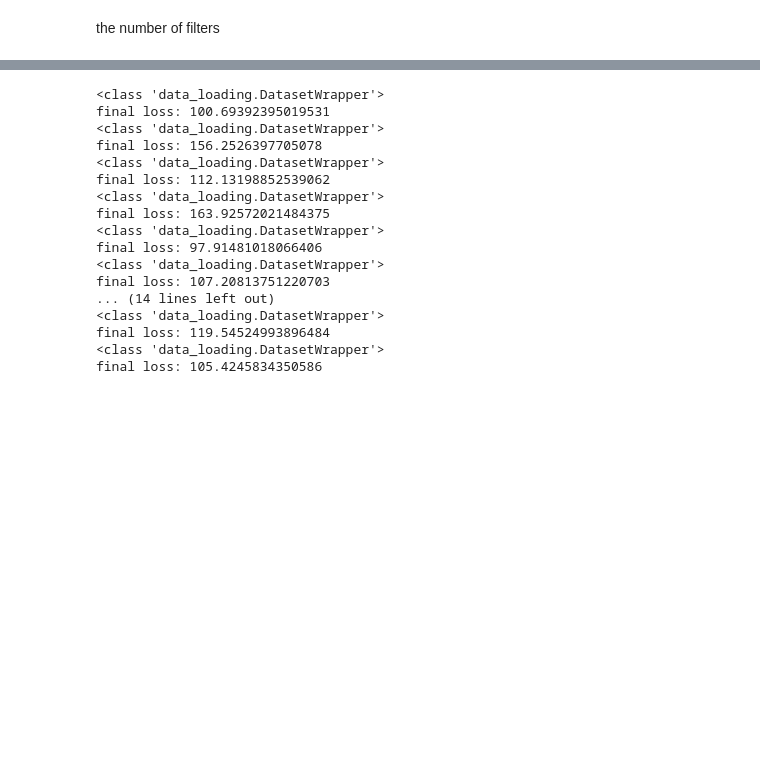
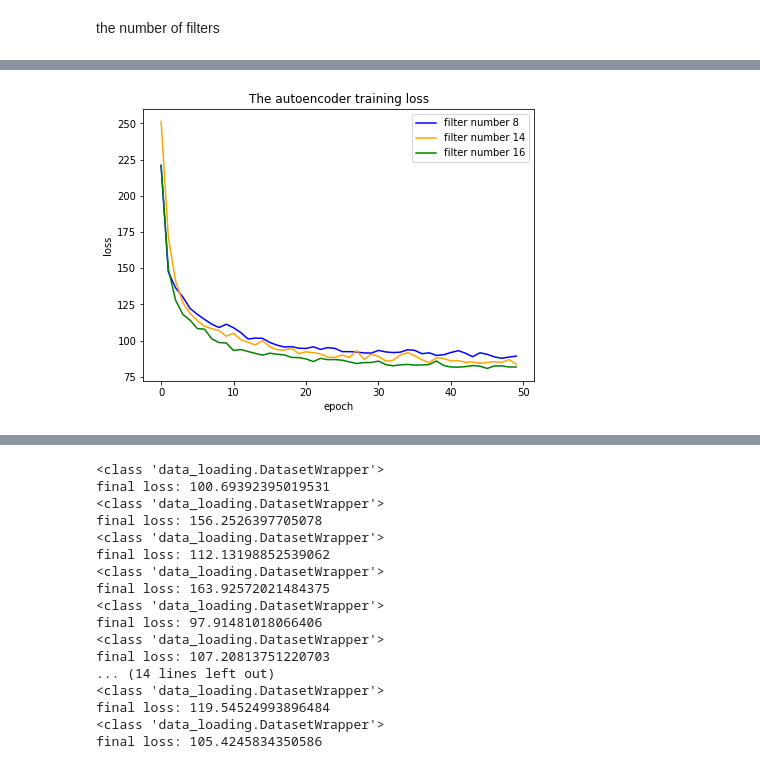
Before and after one commit to JordanFoss/STAT3007_Project, a Jupyter notebook: optimal_denosing_autoencoder.ipynb, the cells around one changed output, grey strips where cells are left out. Drawn from its saved outputs; the diff is of its cells as text; code cells hidden in the pictures; blank space fills up the shorter version.

Commit message:
optimal autoencoder
optimal autoencoder

```diff
--- a/optimal_denosing_autoencoder.ipynb
+++ b/optimal_denosing_autoencoder.ipynb
@@ -246,13 +256,13 @@ the number of filters
 # %%
 #@title Hyper-parameter turning - number of filters
 loss = nn.MSELoss()
-nepoch = 20
+nepoch = 50
 batch_size = 30
-lr = 0.01
+lr = 0.007
 num_of_filter = {}
-num_of_filter['nepoch'] = 20
+num_of_filter['nepoch'] = 50
 num_of_filter['batch_size'] = 30
-num_of_filter['lr'] = 0.01
+num_of_filter['lr'] = 0.007
 
 filter_list = [8,14,16]
 torch.manual_seed(69)
@@ -260,10 +270,25 @@ torch.manual_seed(69)
 train_loss_log = []
 test_loss_log = []
 
-
-AE = Autoencoder(8)
-_, train_losses, test_losses = train_model(denoise_train, AE, loss, nepoch=20,
-                                            lr=0.01, batch_size=30, use_cuda=False,
+# filter number 8
+AE = Autoencoder(8, (4,2), (59,30),(125,62))
+_, train_losses, test_losses = train_model(denoise_train, AE, loss, nepoch=50,
+                                            lr=0.007, batch_size=30, use_cuda=False,
                                             print_output=False, test_data=denoise_test)
 num_of_filter[8] = (train_losses, test_losses)
+
+
+# filter number 14
+AE2 = Autoencoder(14, (4,2), (59,30),(125,62))
+_, train_losses2, test_losses2 = train_model(denoise_train, AE2, loss, nepoch=50,
+                                            lr=0.007, batch_size=30, use_cuda=False,
+                                            print_output=False, test_data=denoise_test)
+num_of_filter[14] = (train_losses2, test_losses2)
+
+# filter number 16
+AE3 = Autoencoder(16, (4,2), (59,30),(125,62))
+_, train_losses3, test_losses3 = train_model(denoise_train, AE3, loss, nepoch=50,
+                                            lr=0.007, batch_size=30, use_cuda=False,
+                                            print_output=False, test_data=denoise_test)
+num_of_filter[16] = (train_losses3, test_losses3)
 # %% [output]
@@ -272,0 +298,12 @@ KeyboardInterrupt: ignored
+# %%
+plt.figure(figsize=(7,5))
+plt.plot(np.arange(len(num_of_filter[8][0])), num_of_filter[8][0], color='blue', label='filter number 8')
+plt.plot(np.arange(len(num_of_filter[14][0])), num_of_filter[14][0], color='orange', label='filter number 14')
+plt.plot(np.arange(len(num_of_filter[16][0])), num_of_filter[16][0], color='green', label='filter number 16')
+plt.xlabel('epoch')
+plt.ylabel('loss')
+plt.legend()
+plt.title('The autoencoder training loss')
+plt.show()
+# %% [output]
+[figure, added]
```
Also changed, not shown: parts of 29 cells of this notebook.
